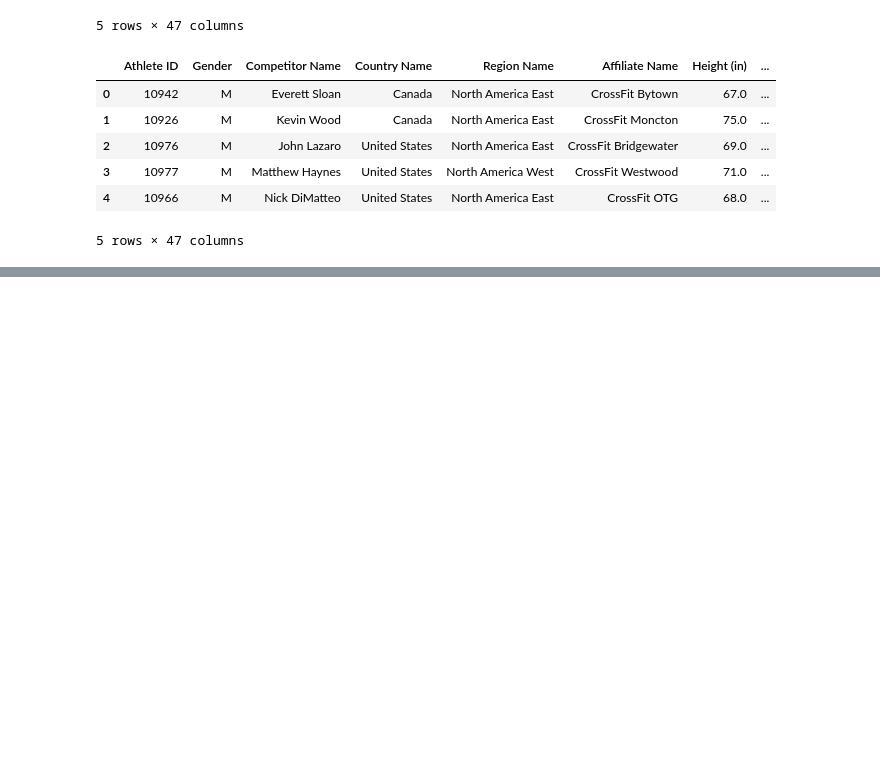
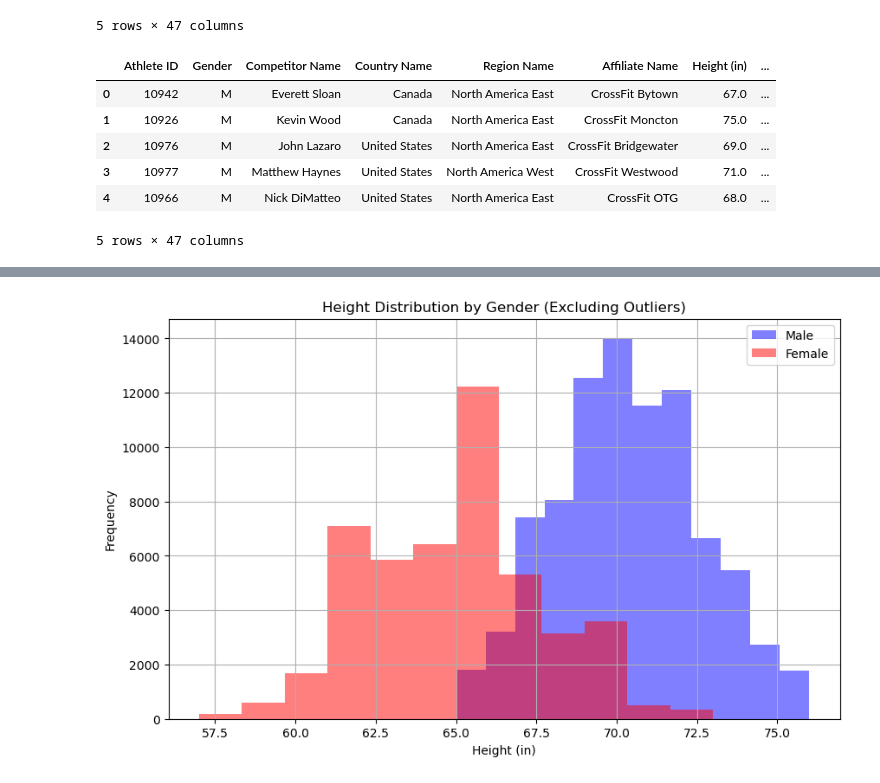
Before and after one commit to cdmoseley/CrossFit-Galvanize-Capstone, a Jupyter notebook: Crossfit_Analysis.ipynb, the cells around one changed output, grey strips where cells are left out. Drawn from its saved outputs; the diff is of its cells as text; code cells hidden in the pictures; blank space fills up the shorter version.

```diff
--- a/Crossfit_Analysis.ipynb
+++ b/Crossfit_Analysis.ipynb
@@ -102,0 +488,26 @@ memory usage: 105.7+ MB
+# %%
+# Function to remove outliers based on interquartile range (IQR)
+def remove_outliers_iqr(data):
+    Q1 = data.quantile(0.25)
+    Q3 = data.quantile(0.75)
+    IQR = Q3 - Q1
+    lower_bound = Q1 - 1.5 * IQR
+    upper_bound = Q3 + 1.5 * IQR
+    return data[(data >= lower_bound) & (data <= upper_bound)]
+
+# Remove outliers for male and female height data
+male_height_no_outliers = remove_outliers_iqr(CrossFit[CrossFit['Gender'] == 'M']['Height (in)'])
+female_height_no_outliers = remove_outliers_iqr(CrossFit[CrossFit['Gender'] == 'F']['Height (in)'])
+
+# Plotting histograms for Height comparing male and female without outliers
+plt.figure(figsize=(10, 6))
+plt.hist(male_height_no_outliers, bins=12, alpha=0.5, label='Male', color='blue')
+plt.hist(female_height_no_outliers, bins=12, alpha=0.5, label='Female', color='red')
+plt.title('Height Distribution by Gender (Excluding Outliers)')
+plt.xlabel('Height (in)')
+plt.ylabel('Frequency')
+plt.legend()
+plt.grid(True)
+plt.show()
+# %% [output]
+[figure, added]
```
Also changed, not shown: parts of 52 cells of this notebook, 6 other files.
